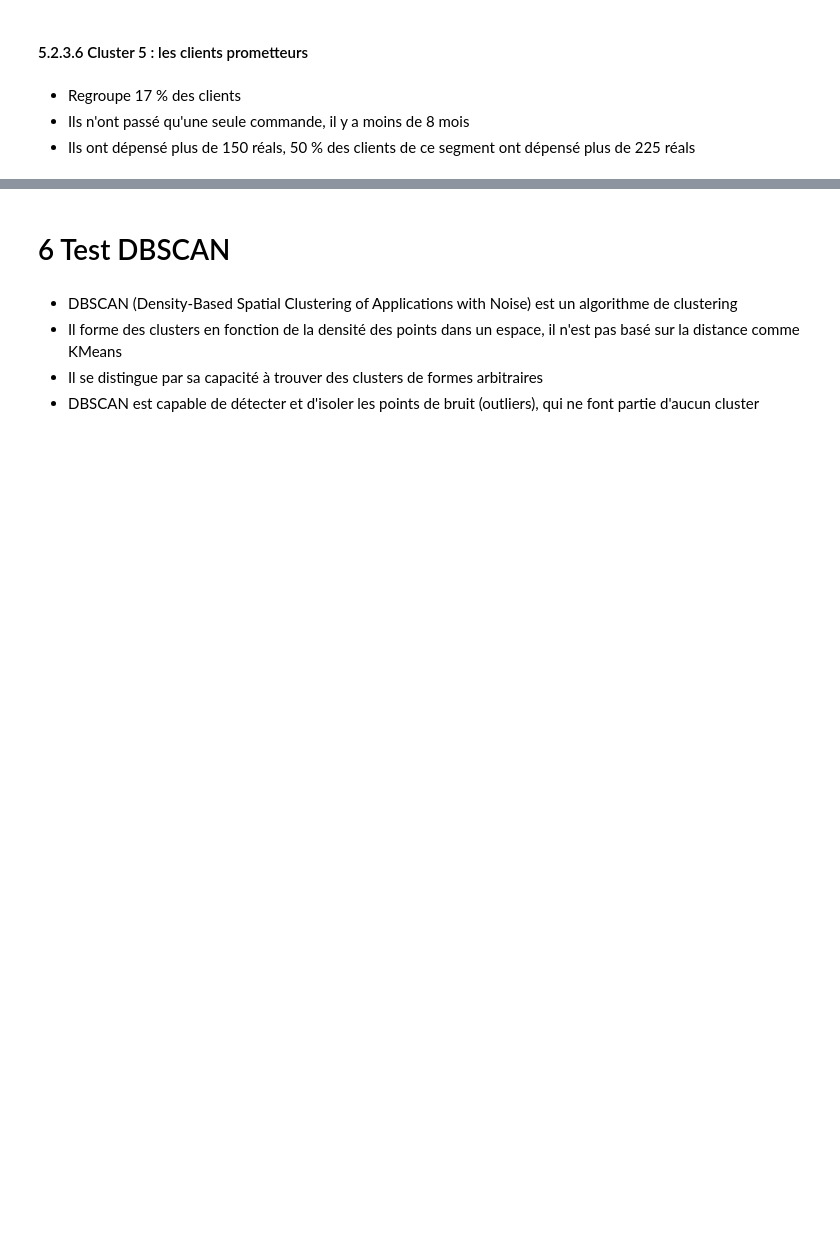
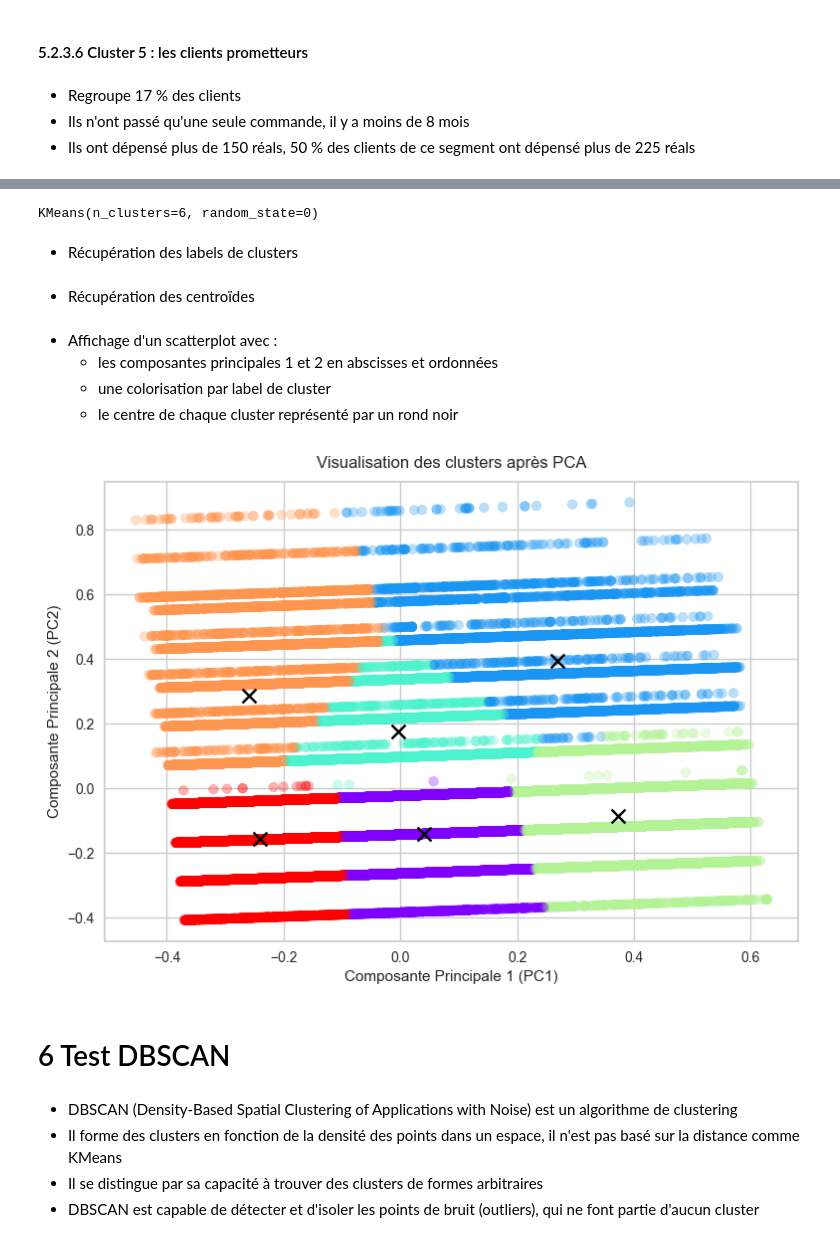
Before and after one commit to Christophe-Aballea/OC_projet5_Segmentez_des_clients_d_un_site_ecommerce, a Jupyter notebook: P05_Notebook3_Tests_modeles_clustering.ipynb, the cells around one changed output, grey strips where cells are left out. Saved outputs shown, nothing was run; the diff lists cells and outputs as text; code cells hidden in the pictures; blank space fills up the shorter version.

Commit message:
Ajout partie 5.2.4 : Visualisation des clusters après PCA

```diff
--- a/P05_Notebook3_Tests_modeles_clustering.ipynb
+++ b/P05_Notebook3_Tests_modeles_clustering.ipynb
@@ -1068,0 +1027,3 @@ plt.show()
+# %%
+# Récupération des 2 composantes
+X_pca = pca.fit_transform(X)
@@ -1069,3 +1032,37 @@ plt.show()
+# %%
+# Ajustement KMeans avec 6 clusters sur les données réduites PCA
+kmeans_cluster = KMeans(n_clusters=6, random_state=0)
+kmeans_cluster.fit(X_pca)
+# %% [output]
+KMeans(n_clusters=6, random_state=0)
+# %% [markdown]
+* Récupération des labels de clusters
+# %%
+labels = kmeans_cluster.labels_
+# %% [markdown]
+* Récupération des centroïdes
+# %%
+centers = kmeans_cluster.cluster_centers_
+# %% [markdown]
+* Affichage d'un scatterplot avec :
+   * les composantes principales 1 et 2 en abscisses et ordonnées
+   * une colorisation par label de cluster
+   * le centre de chaque cluster représenté par un rond noir
+# %%
+plt.figure()
+
+# Tracé des points de données avec une couleur par cluster
+plt.scatter(X_pca[:, 0], X_pca[:, 1], c=labels, cmap='rainbow', alpha=0.3)
+# Tracé des centres des clusters
+plt.scatter(centers[:, 0], centers[:, 1], c='black', marker='x', s=100)
+
+plt.title('Visualisation des clusters après PCA', pad=10)
+plt.xlabel('Composante Principale 1 (PC1)')
+plt.ylabel('Composante Principale 2 (PC2)')
+
+plt.show()
+# %% [output]
+[figure, added]
 # %% [markdown]
 # 6 Test DBSCAN
 # %% [markdown]
```
Also changed, not shown: parts of 13 cells of this notebook, 1 other file.
